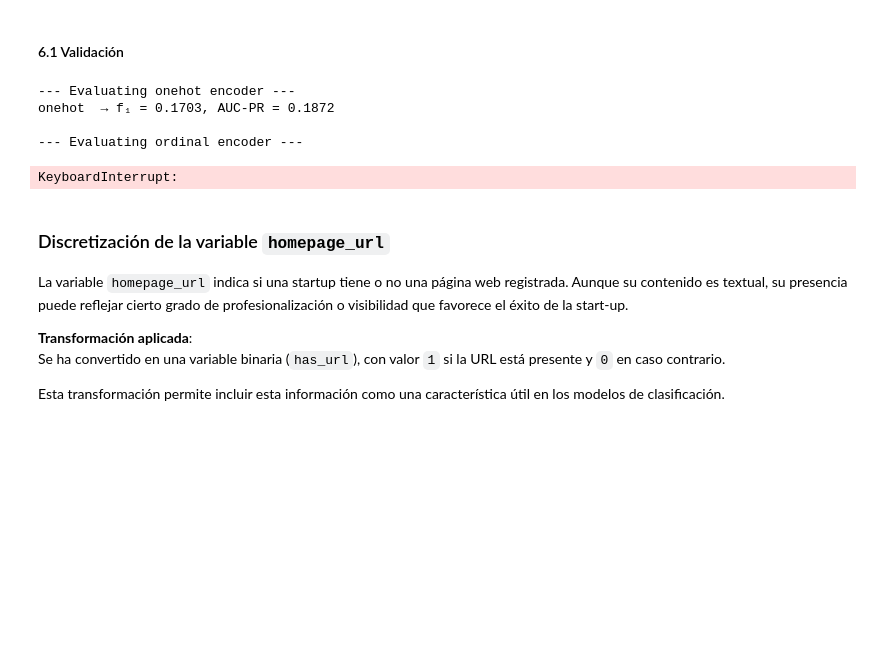
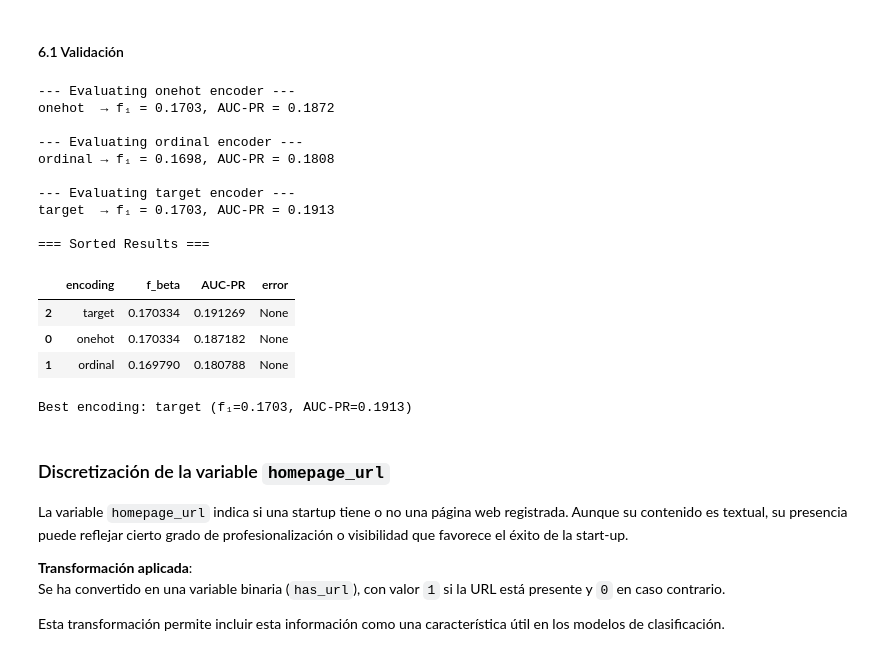
Before and after one commit to martinsoteIo/Predicting_Startup_Acquisitions, a Jupyter notebook: startup_investments_project/startup_investments_classification2.ipynb, the cells around one changed output. Cells and saved outputs as stored; diff of their text form; code cells hidden in the pictures; blank space fills up the shorter version.

```diff
--- a/startup_investments_classification.ipynb
+++ b/startup_investments_project/startup_investments_classification2.ipynb
@@ -1065,13 +1066,15 @@ df['founded_year_group'] = pd.cut(
 from sklearn.preprocessing import OneHotEncoder, OrdinalEncoder
 from category_encoders import TargetEncoder
 
+# 0) Detecta qué columnas son de tipo Interval
+interval_cols = X_train.select_dtypes(include=['interval']).columns.tolist()
 
-# --- Prepare full train & validation sets ---
-# Cast Interval dtypes to string so TargetEncoder won’t error
-for subset in (X_train, X_val):
-    subset[interval_cols] = subset[interval_cols].astype(str)
+# 1) Cast to string si hay alguna
+if interval_cols:
+    for subset in (X_train, X_val):
+        subset[interval_cols] = subset[interval_cols].astype(str)
 
-# Define your three categorical encoders
+# 2) Define tus codificadores
 categorical_encoders = {
     'onehot':  OneHotEncoder(handle_unknown='ignore', sparse_output=False),
     'ordinal': OrdinalEncoder(handle_unknown='use_encoded_value', unknown_value=-1),
@@ -1082,7 +1085,7 @@ results = []
 for enc_name, encoder in categorical_encoders.items():
     print(f"\n--- Evaluating {enc_name} encoder ---")
 
-    # Build the preprocessing+classifier pipeline
+    # 3) Construye el pipeline
     num_imp = numeric_imputers[best_numeric_imp]
     cat_pipe = Pipeline([
         ('imp', SimpleImputer(strategy='constant', fill_value='missing')),
@@ -1093,39 +1096,50 @@ for enc_name, encoder in categorical_encoders.items():
             ('num', num_imp, numerical_cols),
             ('cat', cat_pipe, categorical_cols)
         ],
-        remainder='drop'    # ok, sobre X_train/X_val, nunca sobre df
+        remainder='drop'
     )
     pipe = Pipeline([
         ('pre', preprocessor),
         ('clf', KNeighborsClassifier())
     ])
 
-    scores = evaluar_pipeline(X_val, y_val, pipe, beta=0.7, test_size=0.2, random_state=42)
+    # 4) Evalúa
+    scores = evaluar_pipeline(X_val, y_val, pipe,
+                              beta=0.7, test_size=0.2, random_state=42)
     print(f"{enc_name:7s} → f₁ = {scores['f_beta']:.4f}, AUC-PR = {scores['AUC-PR']:.4f}")
 
     results.append({
         'encoding': enc_name,
         'f_beta':   scores['f_beta'],
         'AUC-PR':   scores['AUC-PR'],
         'error':    None
     })
 
-# Summarize
-import pandas as pd
+# 5) Resume
 encoding_results = pd.DataFrame(results) \
                      .sort_values(['f_beta', 'AUC-PR'], ascending=False)
 print("\n=== Sorted Results ===")
 display(encoding_results)
 
 best = encoding_results.iloc[0]
 print(f"\nBest encoding: {best.encoding}"
       f" (f₁={best.f_beta:.4f}, AUC-PR={best['AUC-PR']:.4f})")
 # %% [output]
 --- Evaluating onehot encoder ---
 onehot  → f₁ = 0.1703, AUC-PR = 0.1872
 
 --- Evaluating ordinal encoder ---
+ordinal → f₁ = 0.1698, AUC-PR = 0.1808
+
+--- Evaluating target encoder ---
+target  → f₁ = 0.1703, AUC-PR = 0.1913
+
+=== Sorted Results ===
+|  | encoding | f_beta | AUC-PR | error |
+| 2 | target | 0.170334 | 0.191269 | None |
+| 0 | onehot | 0.170334 | 0.187182 | None |
+| 1 | ordinal | 0.169790 | 0.180788 | None |
-KeyboardInterrupt:
+Best encoding: target (f₁=0.1703, AUC-PR=0.1913)
 # %% [markdown]
 ### Discretización de la variable `homepage_url`
 
```
Also changed, not shown: parts of 11 cells of this notebook.
